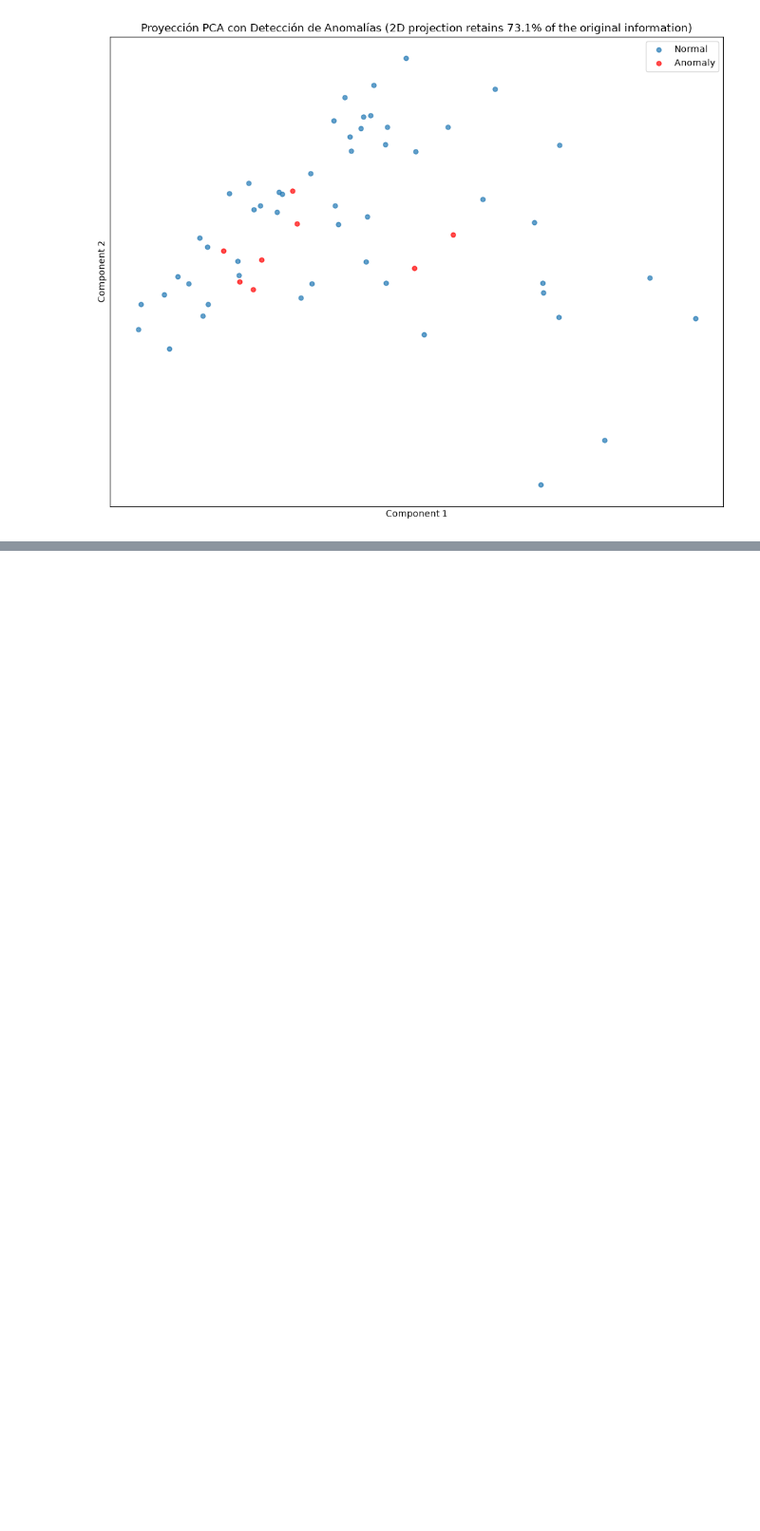
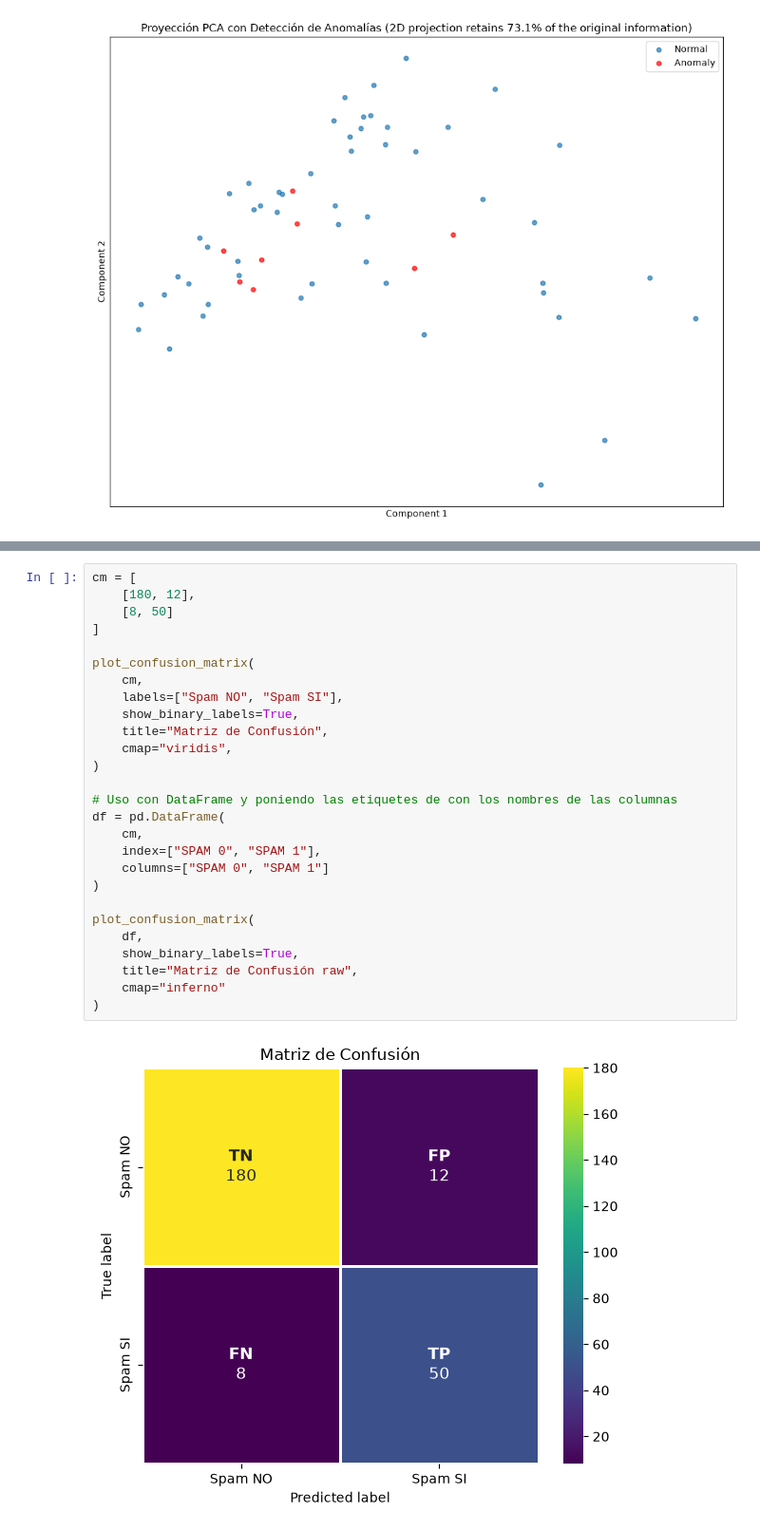
Before and after one commit to juanjosggarcia/ds-utils, a Jupyter notebook: notebook_samples/eda/plot_utilities_demo.ipynb, the cells around one changed output, grey strips where cells are left out. Shown at 95% size. Saved outputs shown, nothing was run; the diff lists cells and outputs as text; blank space fills up the shorter version.

Commit message:
added plot_confusion_matrix function

```diff
--- a/notebook_samples/eda/plot_utilities_demo.ipynb
+++ b/notebook_samples/eda/plot_utilities_demo.ipynb
@@ -393,0 +414,29 @@ except ImportError as exc:
+# %%
+cm = [
+    [180, 12],
+    [8, 50]
+]
+
+plot_confusion_matrix(
+    cm,
+    labels=["Spam NO", "Spam SI"],
+    show_binary_labels=True,
+    title="Matriz de Confusión",
+    cmap="viridis",
+)
+
+# Uso con DataFrame y poniendo las etiquetes de con los nombres de las columnas
+df = pd.DataFrame(
+    cm,
+    index=["SPAM 0", "SPAM 1"],
+    columns=["SPAM 0", "SPAM 1"]
+)
+
+plot_confusion_matrix(
+    df,
+    show_binary_labels=True,
+    title="Matriz de Confusión raw",
+    cmap="inferno"
+)
+# %% [output]
+[figure, added]
```
Also changed, not shown: parts of 6 cells of this notebook, 17 other files.
